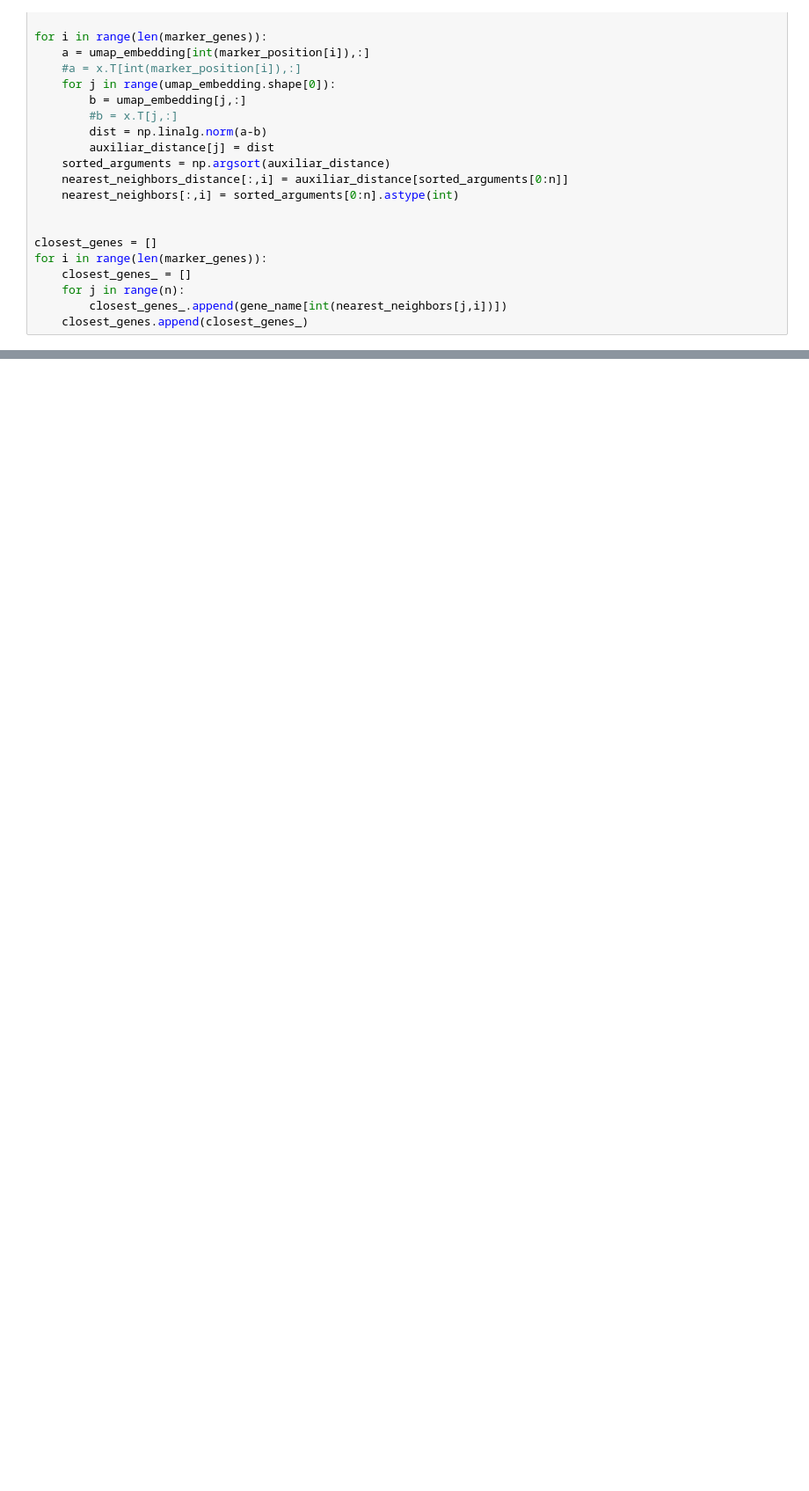
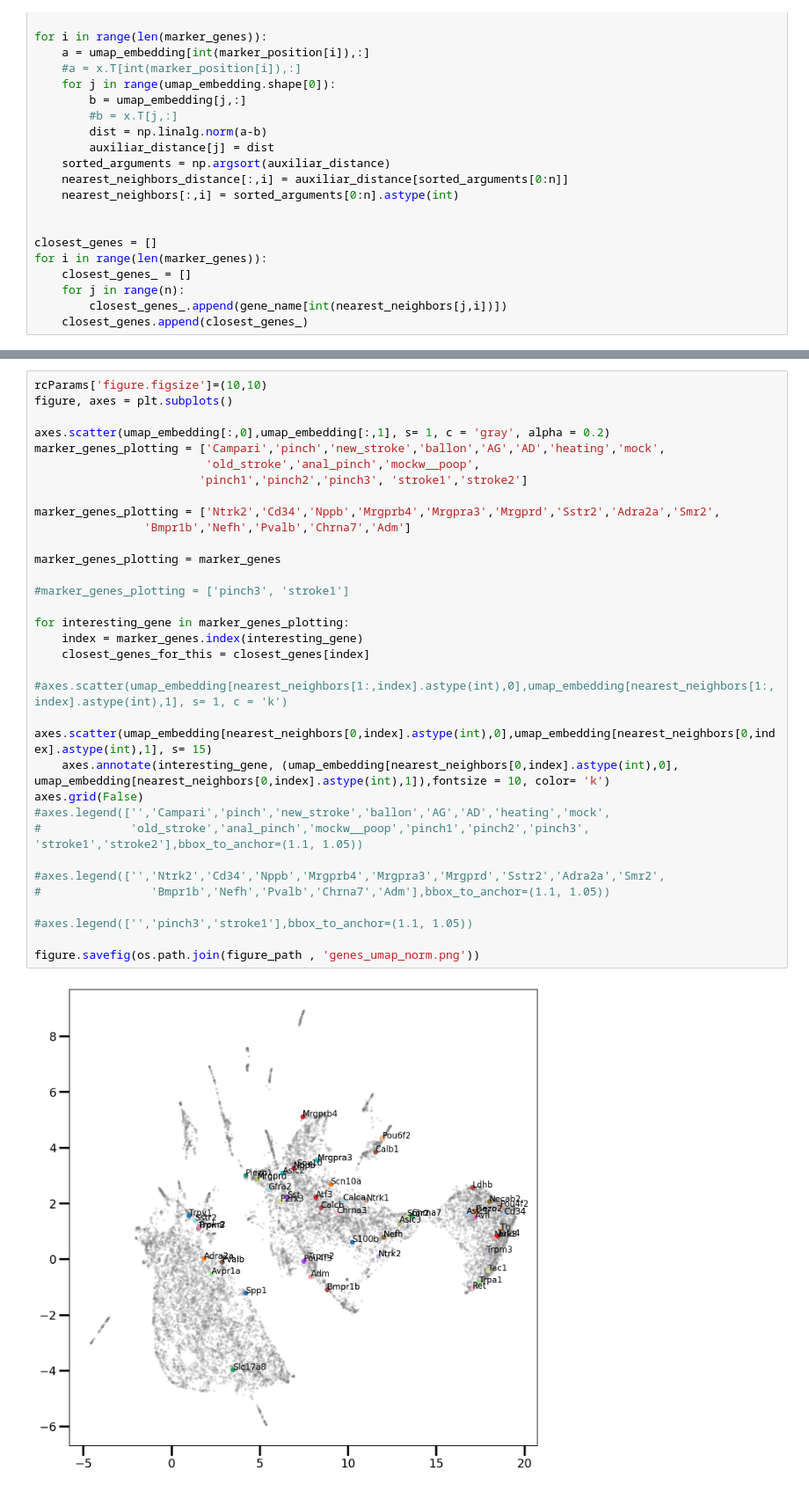
Before and after one commit to melisamc89/single_cell_sequencing, a Jupyter notebook: campari_scs_IV_gene_discovery.ipynb, the cells around one changed output, grey strips where cells are left out. Shown at 88% size. Drawn from its saved outputs; the diff is of its cells as text; blank space fills up the shorter version.

```diff
--- a/campari_scs_IV_gene_discovery.ipynb
+++ b/campari_scs_IV_gene_discovery.ipynb
@@ -164,4 +180,38 @@ scipy.io.savemat(figure_path + 'genes_umap_1.mat', data)
 #############################################################################################################
 #############################################################################################################
 #############################################################################################################
+# %%
+rcParams['figure.figsize']=(10,10)
+figure, axes = plt.subplots()
+
+axes.scatter(umap_embedding[:,0],umap_embedding[:,1], s= 1, c = 'gray', alpha = 0.2)
+marker_genes_plotting = ['Campari','pinch','new_stroke','ballon','AG','AD','heating','mock',
+                         'old_stroke','anal_pinch','mockw__poop',
+                        'pinch1','pinch2','pinch3', 'stroke1','stroke2']
+
+marker_genes_plotting = ['Ntrk2','Cd34','Nppb','Mrgprb4','Mrgpra3','Mrgprd','Sstr2','Adra2a','Smr2',
+                'Bmpr1b','Nefh','Pvalb','Chrna7','Adm']
+
+marker_genes_plotting = marker_genes
+
+#marker_genes_plotting = ['pinch3', 'stroke1']
+
+for interesting_gene in marker_genes_plotting:
+    index = marker_genes.index(interesting_gene)
+    closest_genes_for_this = closest_genes[index]
+    #axes.scatter(umap_embedding[nearest_neighbors[1:,index].astype(int),0],umap_embedding[nearest_neighbors[1:,index].astype(int),1], s= 1, c = 'k')
+    axes.scatter(umap_embedding[nearest_neighbors[0,index].astype(int),0],umap_embedding[nearest_neighbors[0,index].astype(int),1], s= 15)
+    axes.annotate(interesting_gene, (umap_embedding[nearest_neighbors[0,index].astype(int),0], umap_embedding[nearest_neighbors[0,index].astype(int),1]),fontsize = 10, color= 'k')
+axes.grid(False)
+#axes.legend(['','Campari','pinch','new_stroke','ballon','AG','AD','heating','mock',
+#             'old_stroke','anal_pinch','mockw__poop','pinch1','pinch2','pinch3', 'stroke1','stroke2'],bbox_to_anchor=(1.1, 1.05))
+
+#axes.legend(['','Ntrk2','Cd34','Nppb','Mrgprb4','Mrgpra3','Mrgprd','Sstr2','Adra2a','Smr2',
+#                'Bmpr1b','Nefh','Pvalb','Chrna7','Adm'],bbox_to_anchor=(1.1, 1.05))
+
+#axes.legend(['','pinch3','stroke1'],bbox_to_anchor=(1.1, 1.05))
+
+figure.savefig(os.path.join(figure_path , 'genes_umap_norm.png'))
+# %% [output]
+[figure, added]
 # %%
```
Also changed, not shown: parts of 7 cells of this notebook, 5 other files.
